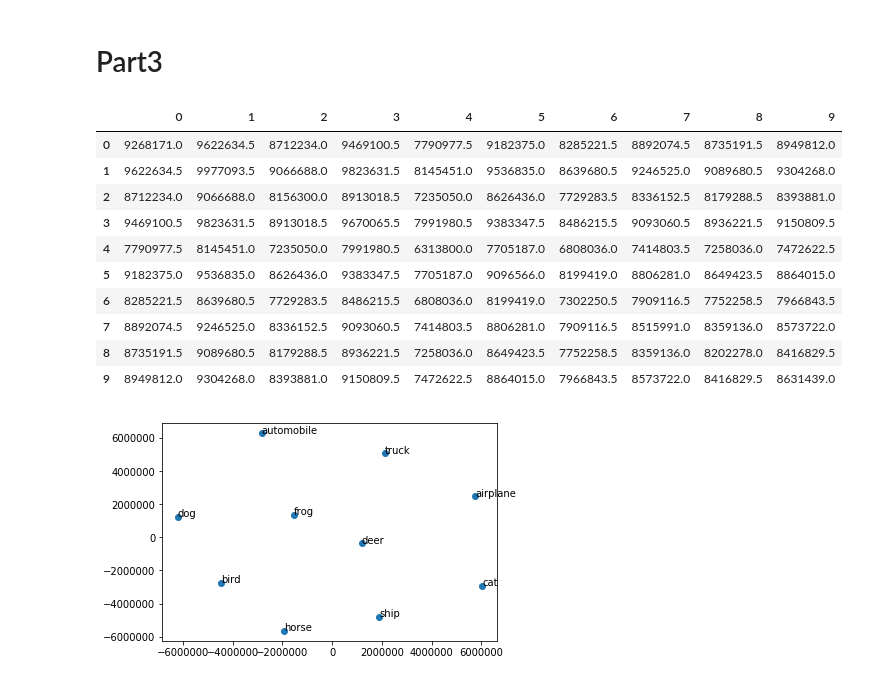
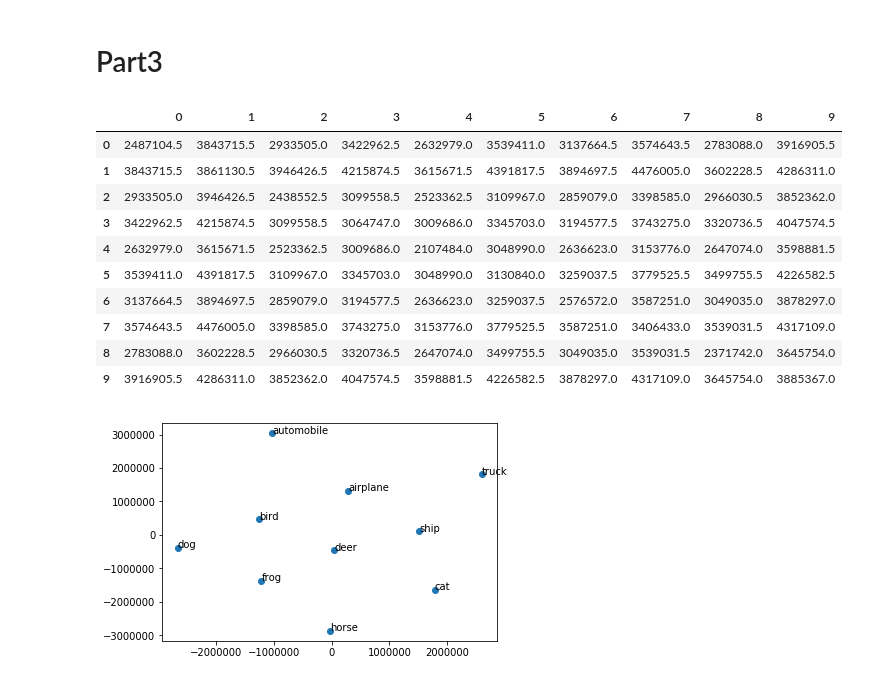
Before and after one commit to virajbhalala/CS498AppliedMachineLearning, a Jupyter notebook: CIFAR_Image_PCA/CIFAR_PCA.ipynb, the cells around one changed output. Saved outputs shown, nothing was run; the diff lists cells and outputs as text; code cells hidden in the pictures.

```diff
--- a/CIFAR_Image_PCA/CIFAR_PCA.ipynb
+++ b/CIFAR_Image_PCA/CIFAR_PCA.ipynb
@@ -203,61 +216,58 @@ plt.show()
 # Part3
 # %%
 pcaError = np.zeros((10,10))
-
 for i in range(0,10):
-    #A
-    groupA = groups.get_group(i)
-    grpA =groupA.drop("labels", axis=1).reset_index(drop=True)
-    #get PCA of A for 20 components
-    pcaA = PCA(n_components=20)
-    pcaA.fit(grpA)
     for j in range(i,10):
+        groupA = groups.get_group(i)
+        grpA =groupA.drop("labels", axis=1).reset_index(drop=True)
 
         groupB = groups.get_group(j)
         grpB =groupB.drop("labels", axis=1).reset_index(drop=True)
 
+        #get PCA of A
+        pcaA = PCA(n_components=20)
+        pcaA.fit(grpA)
 
-        #get PCA of B for 20 components
+        #get PCA of B
         pcaB = PCA(n_components=20)
         pcaB.fit(grpB)
 
-        #E(B|A)
-        componentBA = pcaA.transform(grpA)
-        invBA = pd.DataFrame(pcaA.inverse_transform(componentBA))
 
-        #E(A|B)
-        componentAB = pcaB.transform(grpB)
-        invAB = pd.DataFrame(pcaB.inverse_transform(componentAB))
 
-        errorBA = int(np.square(grpA.mean()-invBA).sum(axis=1).mean())
-        errorAB = int(np.square(grpB.mean()-invAB).sum(axis=1).mean())
+        componentA = pcaB.transform(grpA)
+        invA = pd.DataFrame(pcaB.inverse_transform(componentA))
+        errorA = int(np.square(grpA-invA).sum(axis=1).mean())
+
+        componentB = pcaA.transform(grpB)
+        invB = pd.DataFrame(pcaA.inverse_transform(componentB))
+        errorB = int(np.square(grpB-invB).sum(axis=1).mean())
 
 
 
-        pcaError[i][j] = (errorAB+errorBA)/2
+        pcaError[i][j] = (errorA+errorB)/2
         #mirror diagonally
-        pcaError[j][i] = (errorAB+errorBA)/2
+        pcaError[j][i] = (errorA+errorB)/2
 
 display(pd.DataFrame(pcaError))
 
 mds = MDS(n_components=2, random_state=1, dissimilarity="precomputed", n_jobs=1)
 pos = mds.fit(pcaError).embedding_
 plt.figure()
 plt.scatter(pos[:,0], pos[:,1])
 for i in range (0,10):
     xy=(pos[i][0],pos[i][1])
     plt.annotate(categories[i],xy)
 plt.show()
 # %% [output]
 |  | 0 | 1 | 2 | 3 | 4 | 5 | 6 | 7 | 8 | 9 |
-| 0 | 9268171.0 | 9622634.5 | 8712234.0 | 9469100.5 | 7790977.5 | 9182375.0 | 8285221.5 | 8892074.5 | 8735191.5 | 8949812.0 |
-| 1 | 9622634.5 | 9977093.5 | 9066688.0 | 9823631.5 | 8145451.0 | 9536835.0 | 8639680.5 | 9246525.0 | 9089680.5 | 9304268.0 |
-| 2 | 8712234.0 | 9066688.0 | 8156300.0 | 8913018.5 | 7235050.0 | 8626436.0 | 7729283.5 | 8336152.5 | 8179288.5 | 8393881.0 |
-| 3 | 9469100.5 | 9823631.5 | 8913018.5 | 9670065.5 | 7991980.5 | 9383347.5 | 8486215.5 | 9093060.5 | 8936221.5 | 9150809.5 |
-| 4 | 7790977.5 | 8145451.0 | 7235050.0 | 7991980.5 | 6313800.0 | 7705187.0 | 6808036.0 | 7414803.5 | 7258036.0 | 7472622.5 |
-| 5 | 9182375.0 | 9536835.0 | 8626436.0 | 9383347.5 | 7705187.0 | 9096566.0 | 8199419.0 | 8806281.0 | 8649423.5 | 8864015.0 |
-| 6 | 8285221.5 | 8639680.5 | 7729283.5 | 8486215.5 | 6808036.0 | 8199419.0 | 7302250.5 | 7909116.5 | 7752258.5 | 7966843.5 |
-| 7 | 8892074.5 | 9246525.0 | 8336152.5 | 9093060.5 | 7414803.5 | 8806281.0 | 7909116.5 | 8515991.0 | 8359136.0 | 8573722.0 |
-| 8 | 8735191.5 | 9089680.5 | 8179288.5 | 8936221.5 | 7258036.0 | 8649423.5 | 7752258.5 | 8359136.0 | 8202278.0 | 8416829.5 |
-| 9 | 8949812.0 | 9304268.0 | 8393881.0 | 9150809.5 | 7472622.5 | 8864015.0 | 7966843.5 | 8573722.0 | 8416829.5 | 8631439.0 |
+| 0 | 2487104.5 | 3843715.5 | 2933505.0 | 3422962.5 | 2632979.0 | 3539411.0 | 3137664.5 | 3574643.5 | 2783088.0 | 3916905.5 |
+| 1 | 3843715.5 | 3861130.5 | 3946426.5 | 4215874.5 | 3615671.5 | 4391817.5 | 3894697.5 | 4476005.0 | 3602228.5 | 4286311.0 |
+| 2 | 2933505.0 | 3946426.5 | 2438552.5 | 3099558.5 | 2523362.5 | 3109967.0 | 2859079.0 | 3398585.0 | 2966030.5 | 3852362.0 |
+| 3 | 3422962.5 | 4215874.5 | 3099558.5 | 3064747.0 | 3009686.0 | 3345703.0 | 3194577.5 | 3743275.0 | 3320736.5 | 4047574.5 |
+| 4 | 2632979.0 | 3615671.5 | 2523362.5 | 3009686.0 | 2107484.0 | 3048990.0 | 2636623.0 | 3153776.0 | 2647074.0 | 3598881.5 |
+| 5 | 3539411.0 | 4391817.5 | 3109967.0 | 3345703.0 | 3048990.0 | 3130840.0 | 3259037.5 | 3779525.5 | 3499755.5 | 4226582.5 |
+| 6 | 3137664.5 | 3894697.5 | 2859079.0 | 3194577.5 | 2636623.0 | 3259037.5 | 2576572.0 | 3587251.0 | 3049035.0 | 3878297.0 |
+| 7 | 3574643.5 | 4476005.0 | 3398585.0 | 3743275.0 | 3153776.0 | 3779525.5 | 3587251.0 | 3406433.0 | 3539031.5 | 4317109.0 |
+| 8 | 2783088.0 | 3602228.5 | 2966030.5 | 3320736.5 | 2647074.0 | 3499755.5 | 3049035.0 | 3539031.5 | 2371742.0 | 3645754.0 |
+| 9 | 3916905.5 | 4286311.0 | 3852362.0 | 4047574.5 | 3598881.5 | 4226582.5 | 3878297.0 | 4317109.0 | 3645754.0 | 3885367.0 |
-[figure, old version]
+[figure, new version]
```
Also changed, not shown: parts of 1 cell of this notebook.
